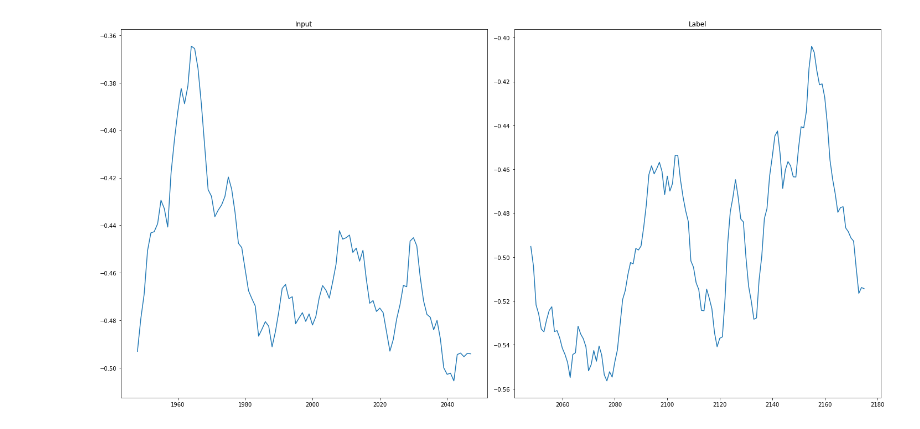
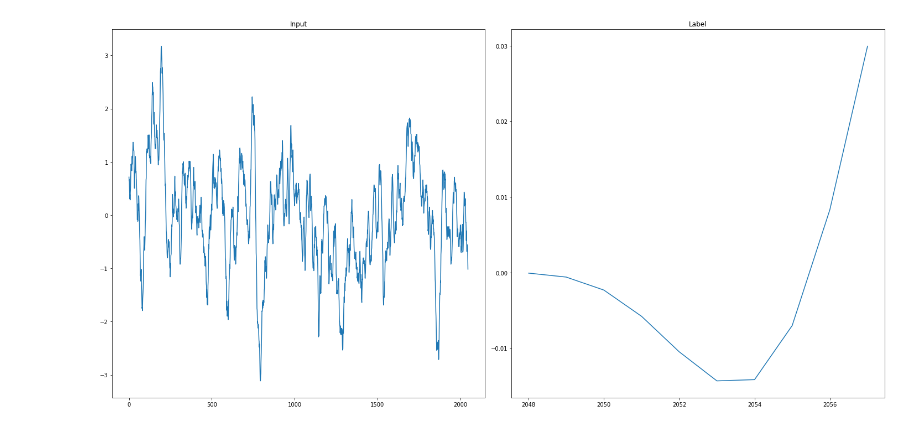
Before and after one commit to MJC598/Neuron_Burst_Analysis, a Jupyter notebook: causal_vs_noncausal_filtering.ipynb, the cells around one changed output. Drawn from its saved outputs; the diff is of its cells as text; code cells hidden in the pictures.

```diff
--- a/causal_vs_noncausal_filtering.ipynb
+++ b/causal_vs_noncausal_filtering.ipynb
@@ -1,4 +1,8 @@
 # %%
 import numpy as np
+import pandas as pd
 
-INVIVO_RAW_PATH = '/home/matt/repos/Research/Neuron_Burst_Analysis/data/invivo/LFP_BLA_gamma.mat'
+# INVIVO_RAW_PATH = '/home/matt/repos/Research/Neuron_Burst_Analysis/data/invivo/LFP_BLA_gamma.mat'
+# INVIVO_RAW_PATH = '/home/matt/data/InVivoLFPs/SyntheticData/SyntheticData/LFP_BLA_gamma_syn_background.mat'
+# INVIVO_RAW_PATH = '/home/matt/data/InVivoLFPs/SyntheticData/SyntheticData/LFP_BLA_gamma_syn_signal.mat'
+INVIVO_RAW_PATH = '/home/matt/data/InVivoLFPs/SyntheticData/SyntheticData/LFP_BLA_gamma_syn_bg_like_sig.mat'
@@ -316,20 +446,20 @@ print(output.shape)
 # %%
 %matplotlib inline
 import matplotlib.pyplot as plt
 
 
 fig, (ax1, ax2) = plt.subplots(1, 2, figsize=(20,10))
 
-ax1.plot(np.arange(1948,2048,1), x[0,0,1948:2048])
+ax1.plot(np.arange(0,params.PREVIOUS_TIME,1), x[0,0,:params.PREVIOUS_TIME])
 ax1.set_title('Input')
 
-ax2.plot(np.arange(2048, 2176, 1), y[0,0,:])
+ax2.plot(np.arange(params.PREVIOUS_TIME-look_back, params.PREVIOUS_TIME+params.LOOK_AHEAD, 1), y[0,0,:])
 ax2.set_title('Label')
 
 plt.tight_layout()
 plt.show()
 # %% [output]
-[figure, old version]
+[figure, new version]
 # %%
 %matplotlib inline
 from matplotlib.ticker import FormatStrFormatter
```
Also changed, not shown: parts of 12 cells of this notebook, 3 other files.
